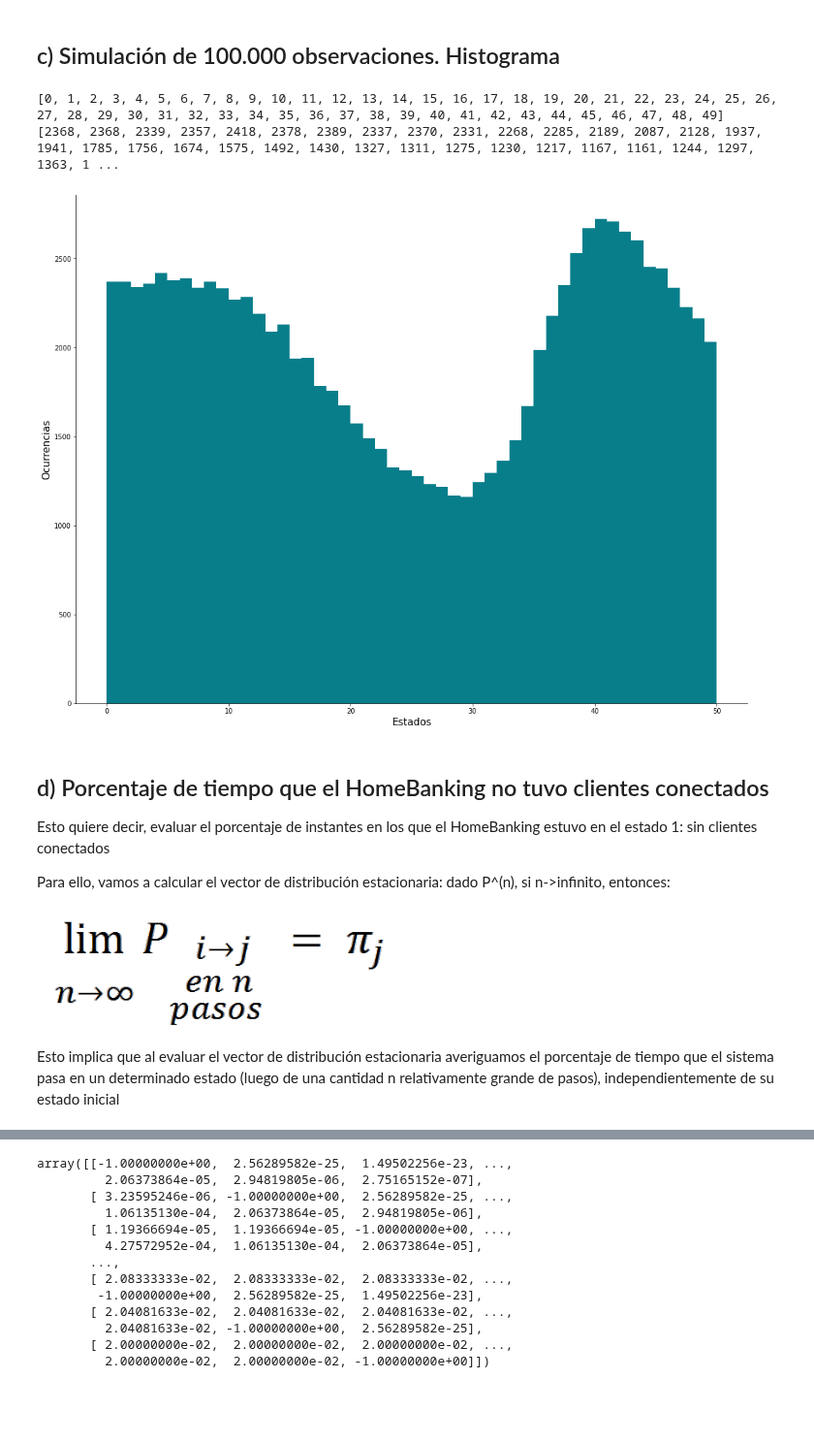
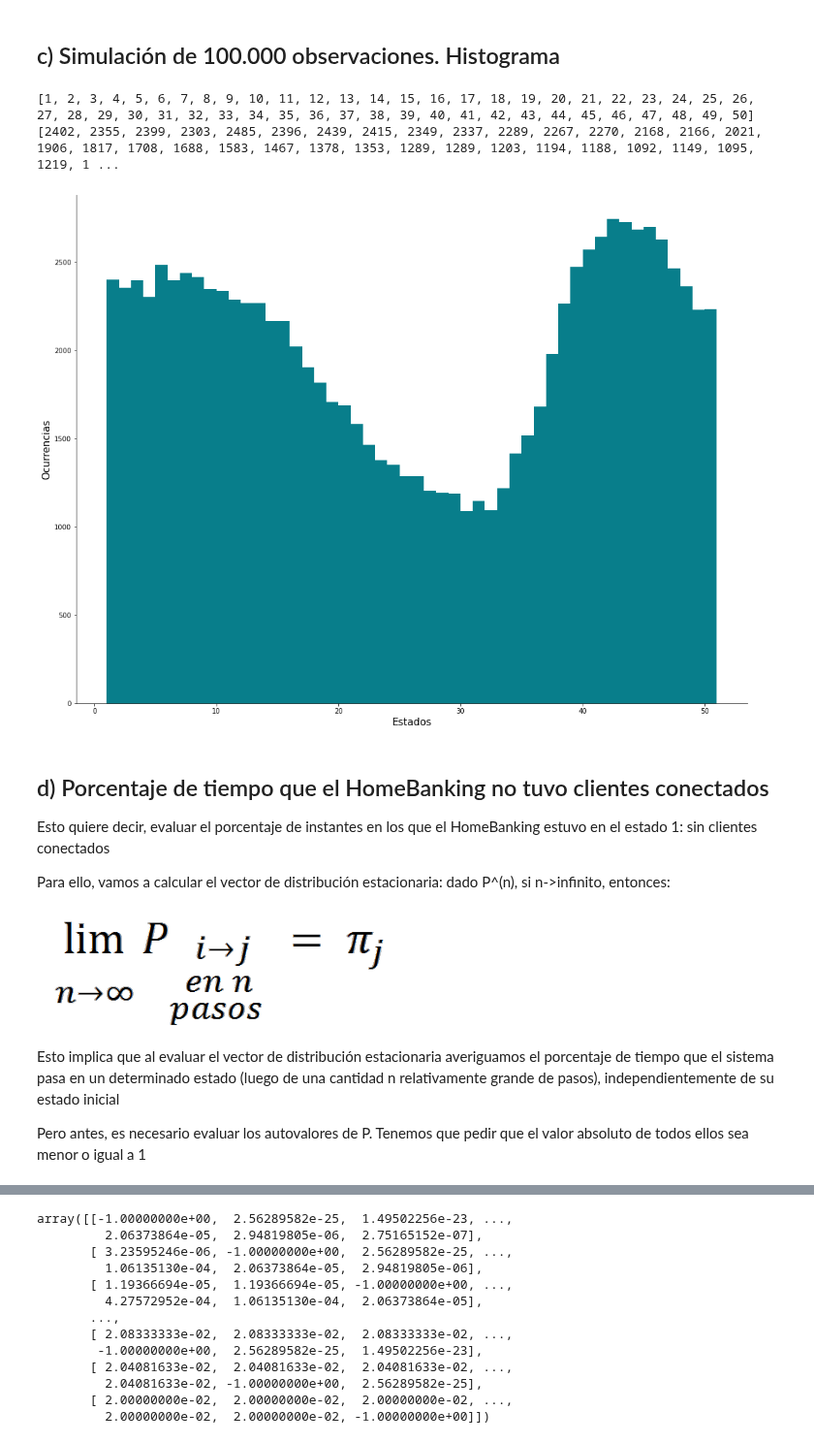
Before and after one commit to nicolaslongo/tp1-simulacion, a Jupyter notebook: tp2/Ejercicio 3.ipynb, the cells around one changed output, grey strips where cells are left out. Shown at 97% size. Drawn from its saved outputs; the diff is of its cells as text; code cells hidden in the pictures; blank space fills up the shorter version.

```diff
--- a/tp2/Ejercicio 3.ipynb
+++ b/tp2/Ejercicio 3.ipynb
@@ -55,11 +57,6 @@ class HomeBanking():
         if self.verbose:
             print('Estado actual es {0}'.format(self.estado_actual))
 
-    def simular_n_observaciones(self, n):
-        self.estados = []
-        for i in range(0, n):
-            pass
-
     def calcular_nuevo_estado(self):
         if self.matriz is None:
             self.calcular_matriz()
@@ -70,7 +67,7 @@ class HomeBanking():
         for i, item in enumerate(fila_actual):
             suma += item
             if r <= suma:
-                self.estado_actual = i
+                self.estado_actual = i+1
                 self.estados.append(self.estado_actual)
                 if self.verbose:
                     print('Estado actual es {0}'.format(self.estado_actual))
@@ -170,24 +141,23 @@ for i in range (100000):
 # %%
 estados = hb.get_estados()
 # assert len(estados) == 100001
-# print(len(estados))
 estados_distintos = list(set(estados))
 cantidades = [estados.count(x) for x in estados_distintos]
 print(estados_distintos)
 print(cantidades)
 
 fig = plt.figure(figsize=(18, 14))
 ax = fig.add_subplot(1, 1, 1)
 ax.spines['right'].set_color('none')
 ax.spines['top'].set_color('none')
-plt.hist(estados, bins=np.arange(0, 51, 1), color='#087E8B', linewidth=3.0)
+plt.hist(estados, bins=np.arange(1, 52, 1), color='#087E8B', linewidth=3.0)
 plt.xlabel('Estados', size=15)
 plt.ylabel('Ocurrencias', size=15)
 plt.show()
 # %% [output]
-[0, 1, 2, 3, 4, 5, 6, 7, 8, 9, 10, 11, 12, 13, 14, 15, 16, 17, 18, 19, 20, 21, 22, 23, 24, 25, 26, 27, 28, 29, 30, 31, 32, 33, 34, 35, 36, 37, 38, 39, 40, 41, 42, 43, 44, 45, 46, 47, 48, 49]
-[2368, 2368, 2339, 2357, 2418, 2378, 2389, 2337, 2370, 2331, 2268, 2285, 2189, 2087, 2128, 1937, 1941, 1785, 1756, 1674, 1575, 1492, 1430, 1327, 1311, 1275, 1230, 1217, 1167, 1161, 1244, 1297, 1363, 1 ...
+[1, 2, 3, 4, 5, 6, 7, 8, 9, 10, 11, 12, 13, 14, 15, 16, 17, 18, 19, 20, 21, 22, 23, 24, 25, 26, 27, 28, 29, 30, 31, 32, 33, 34, 35, 36, 37, 38, 39, 40, 41, 42, 43, 44, 45, 46, 47, 48, 49, 50]
+[2402, 2355, 2399, 2303, 2485, 2396, 2439, 2415, 2349, 2337, 2289, 2267, 2270, 2168, 2166, 2021, 1906, 1817, 1708, 1688, 1583, 1467, 1378, 1353, 1289, 1289, 1203, 1194, 1188, 1092, 1149, 1095, 1219, 1 ...
-[figure, old version]
+[figure, new version]
 # %% [markdown]
 ## d) Porcentaje de tiempo que el HomeBanking no tuvo clientes conectados
 
@@ -198,3 +168,5 @@ Para ello, vamos a calcular el vector de distribución estacionaria: dado P^(n),
 ![imagen.png](attachment:imagen.png)
 
 Esto implica que al evaluar el vector de distribución estacionaria averiguamos el porcentaje de tiempo que el sistema pasa en un determinado estado (luego de una cantidad n relativamente grande de pasos), independientemente de su estado inicial
+
+Pero antes, es necesario evaluar los autovalores de P. Tenemos que pedir que el valor absoluto de todos ellos sea menor o igual a 1
```
Also changed, not shown: parts of 16 cells of this notebook.
